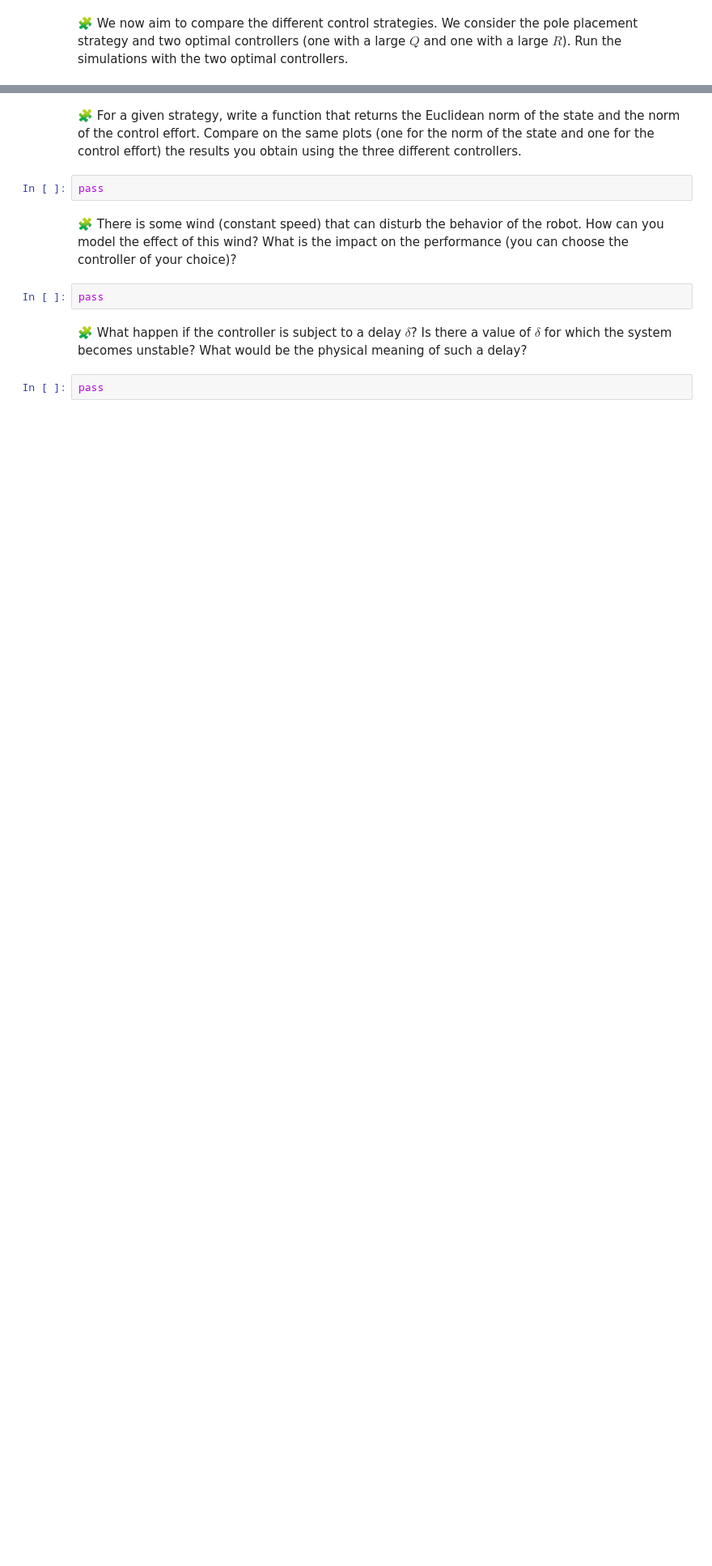
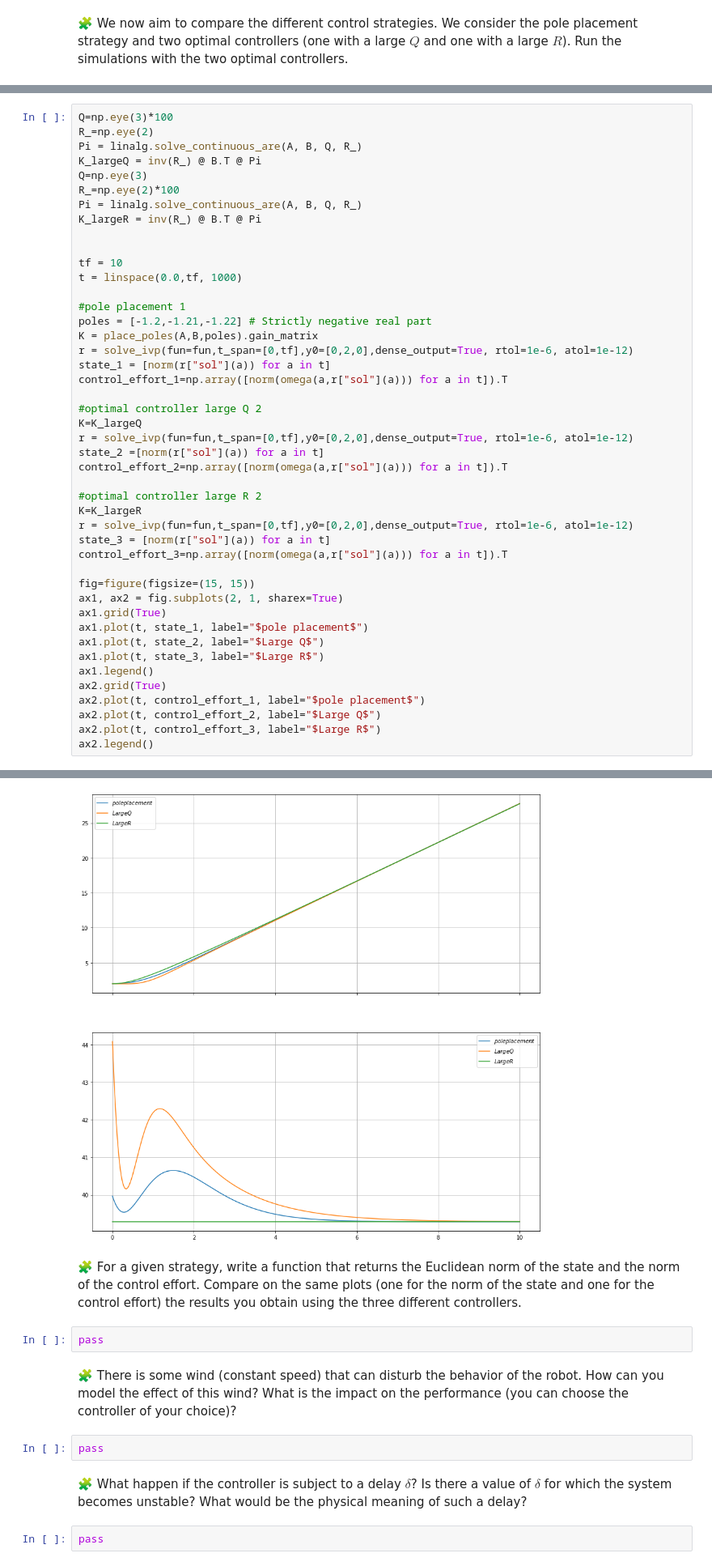
Before and after one commit to Ibtissame23/control-engineering-with-python-project-2021-2022, a Jupyter notebook: Project - Step 3.ipynb, the cells around one changed output, grey strips where cells are left out. Shown at 81% size. Drawn from its saved outputs; the diff is of its cells as text; blank space fills up the shorter version.

```diff
--- a/Project - Step 3.ipynb
+++ b/Project - Step 3.ipynb
@@ -810,0 +809,46 @@ pass
+# %%
+Q=np.eye(3)*100
+R_=np.eye(2)
+Pi = linalg.solve_continuous_are(A, B, Q, R_)
+K_largeQ = inv(R_) @ B.T @ Pi
+Q=np.eye(3)
+R_=np.eye(2)*100
+Pi = linalg.solve_continuous_are(A, B, Q, R_)
+K_largeR = inv(R_) @ B.T @ Pi
+
+
+tf = 10
+t = linspace(0.0,tf, 1000)
+
+#pole placement 1
+poles = [-1.2,-1.21,-1.22] # Strictly negative real part
+K = place_poles(A,B,poles).gain_matrix
+r = solve_ivp(fun=fun,t_span=[0,tf],y0=[0,2,0],dense_output=True, rtol=1e-6, atol=1e-12)
+state_1 = [norm(r["sol"](a)) for a in t]
+control_effort_1=np.array([norm(omega(a,r["sol"](a))) for a in t]).T
+
+#optimal controller large Q 2
+K=K_largeQ
+r = solve_ivp(fun=fun,t_span=[0,tf],y0=[0,2,0],dense_output=True, rtol=1e-6, atol=1e-12)
+state_2 =[norm(r["sol"](a)) for a in t]
+control_effort_2=np.array([norm(omega(a,r["sol"](a))) for a in t]).T
+
+#optimal controller large R 2
+K=K_largeR
+r = solve_ivp(fun=fun,t_span=[0,tf],y0=[0,2,0],dense_output=True, rtol=1e-6, atol=1e-12)
+state_3 = [norm(r["sol"](a)) for a in t]
+control_effort_3=np.array([norm(omega(a,r["sol"](a))) for a in t]).T
+
+fig=figure(figsize=(15, 15))
+ax1, ax2 = fig.subplots(2, 1, sharex=True)
+ax1.grid(True)
+ax1.plot(t, state_1, label="$pole placement$")
+ax1.plot(t, state_2, label="$Large Q$")
+ax1.plot(t, state_3, label="$Large R$")
+ax1.legend()
+ax2.grid(True)
+ax2.plot(t, control_effort_1, label="$pole placement$")
+ax2.plot(t, control_effort_2, label="$Large Q$")
+ax2.plot(t, control_effort_3, label="$Large R$")
+ax2.legend()
+# %% [output]
@@ -811,3 +856,4 @@ pass
+[figure, added]
 # %% [markdown]
 🧩 For a given strategy, write a function that returns the Euclidean norm of the state and the norm of the control effort. Compare on the same plots (one for the norm of the state and one for the control effort) the results you obtain using the three different controllers.
 # %%
```
Also changed, not shown: parts of 2 cells of this notebook.
